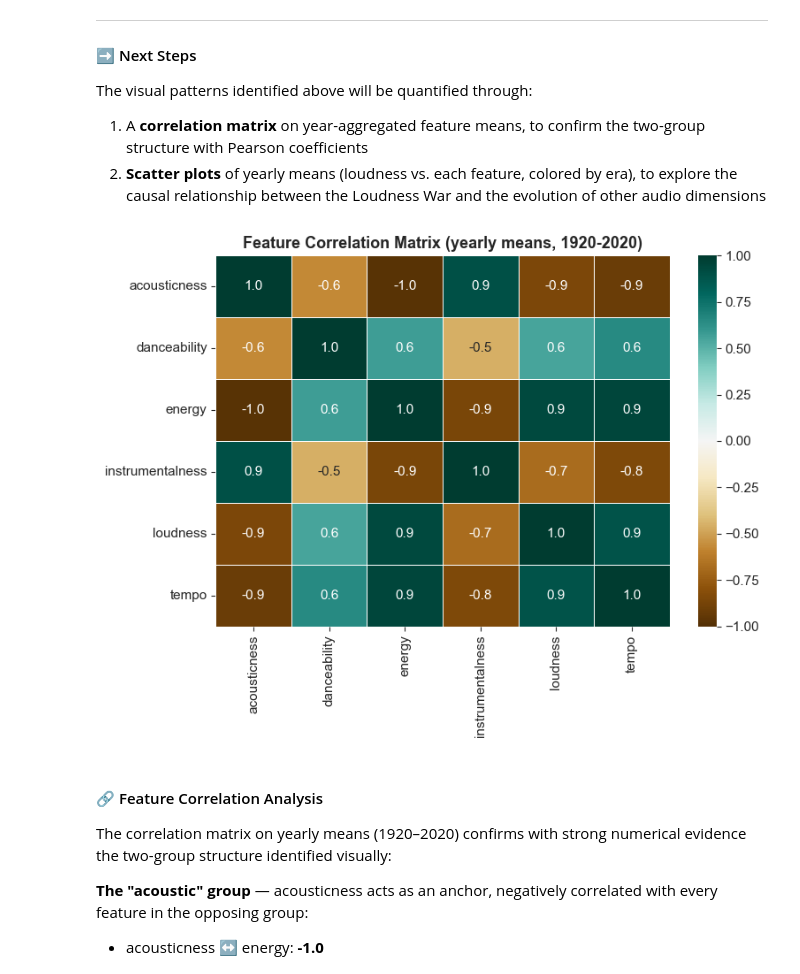
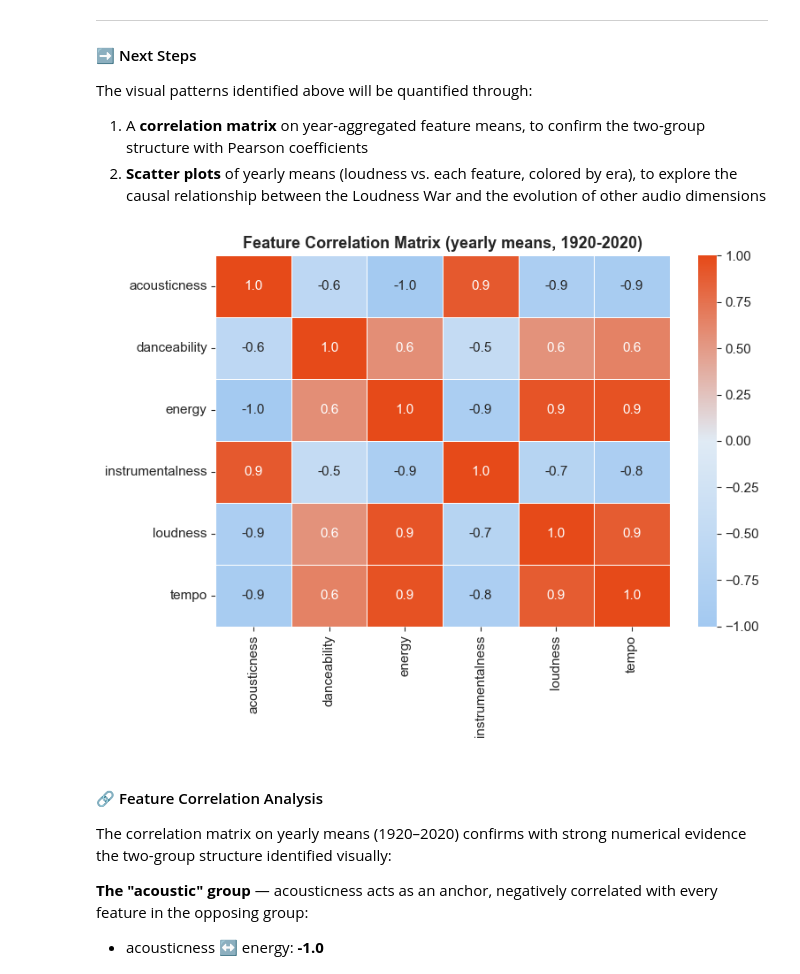
Before and after one commit to manuelcernigoj-lab/spoti-century, a Jupyter notebook: notebooks/01_tracks_elt.ipynb, the cells around one changed output. Drawn from its saved outputs; the diff is of its cells as text; code cells hidden in the pictures.

```diff
--- a/notebooks/01_tracks_elt.ipynb
+++ b/notebooks/01_tracks_elt.ipynb
@@ -450,16 +481,13 @@ features_list_all = [
 fig, axes = plt.subplots(2, 5, figsize=(14, 5))
 axes = axes.flatten()
 
-# Generate 7 evenly spaced colors from the viridis palette
-colors = [plt.cm.viridis(i / len(features_list_all)) for i in range(len(features_list_all))]
 
-for i, (feature, color) in enumerate(zip(features_list_all, colors)):
+for i, feature in enumerate(features_list_all):
     axes[i].hist(tracks[feature].dropna(), bins=20,
-                 color=color, edgecolor='white')
+                 color= '#3A3A3A', edgecolor='white')
     axes[i].set_title(feature, fontweight='bold')
     axes[i].set_xlabel('')
     axes[i].set_ylabel('')
-    sns.despine(ax=axes[i])
 
 # Hide unused axes
 for j in range(i + 1, len(axes)):
@@ -834,42 +861,60 @@ The visual patterns identified above will be quantified through:
    to explore the causal relationship between the Loudness War and the
    evolution of other audio dimensions
 # %%
+import matplotlib.colors as mcolors
+# 1. Define your brand hex codes from the gradient
+# We go from the light background/blue hues up to the intense accent orange
+brand_gradient_colors = [
+    '#A3C9F1',  # Low values: Corporate steel blue
+    '#E0EBF5',  # Mid values: Soft slate light blue
+    '#E64A19'   # High values: Growth driver orange (focal point)
+]
+
+# 2. Create the continuous colormap
+# 'from_list' automatically interpolates the space between these hex codes
+heatmap_cmap = mcolors.LinearSegmentedColormap.from_list(
+    'CorporateGradient',
+    brand_gradient_colors
+)
+
+# Register it globally so you can call it by name later
+plt.colormaps.register(cmap=heatmap_cmap, force=True)
+
+
 # Create a list of features that appear correlated
-
 features_list_corr = [
                     'acousticness', 'danceability',
                     'energy', 'instrumentalness',
                     'loudness', 'tempo'
                     ]
-
 
 # Compute yearly means for all features
 yearly_means = tracks_clean.groupby('year')[features_list_corr].mean()
 
 # Correlation matrix on the yearly trends
 corr_matrix = yearly_means.corr()
 
 
 # Plotting the heatmap
 fig, ax = plt.subplots(figsize = (8, 6))
 
 sns.heatmap(
     corr_matrix,
     annot = True,
     fmt = ".1f",
-    cmap = 'BrBG',
+    cmap = heatmap_cmap,
     vmin = -1, vmax = 1,   # fix color scale to full range
     linewidths = 0.5,      # add subtle grid lines
     ax = ax
 )
 
 ax.set_title('Feature Correlation Matrix (yearly means, 1920-2020)',
              fontsize = 13)
 
 plt.tight_layout()
 plt.show()
 # %% [output]
-[figure, old version]
+[figure, new version]
 # %% [markdown]
 #### 🔗 Feature Correlation Analysis
 
```
Also changed, not shown: parts of 20 cells of this notebook, 6 other files.
